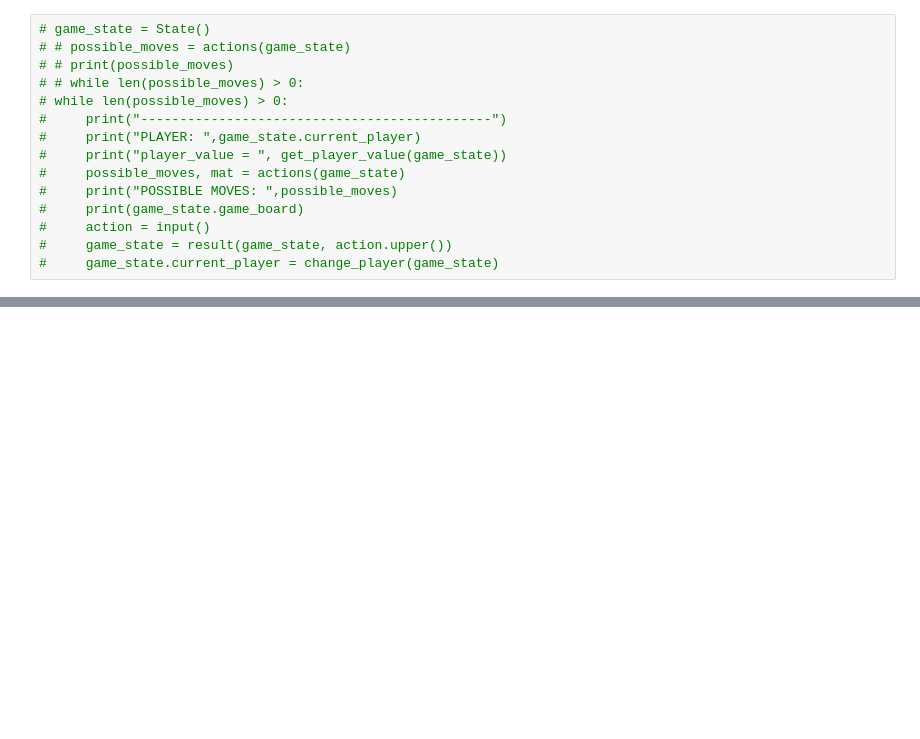
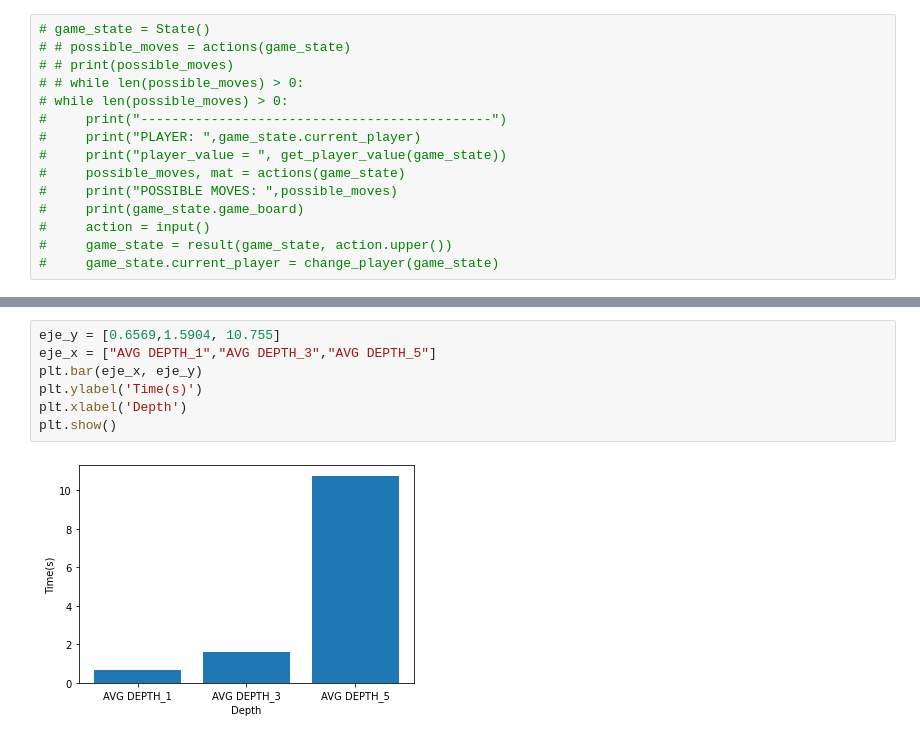
Before and after one commit to tiaraRS/OthelloGame, a Jupyter notebook: OthelloGame.ipynb, the cells around one changed output, grey strips where cells are left out. Drawn from its saved outputs; the diff is of its cells as text; blank space fills up the shorter version.

```diff
--- a/OthelloGame.ipynb
+++ b/OthelloGame.ipynb
@@ -420,0 +503,9 @@ IndexError: string index out of range
+# %%
+eje_y = [0.6569,1.5904, 10.755]
+eje_x = ["AVG DEPTH_1","AVG DEPTH_3","AVG DEPTH_5"]
+plt.bar(eje_x, eje_y)
+plt.ylabel('Time(s)')
+plt.xlabel('Depth')
+plt.show()
+# %% [output]
+[figure, added]
```
Also changed, not shown: parts of 9 cells of this notebook, 5 other files.
